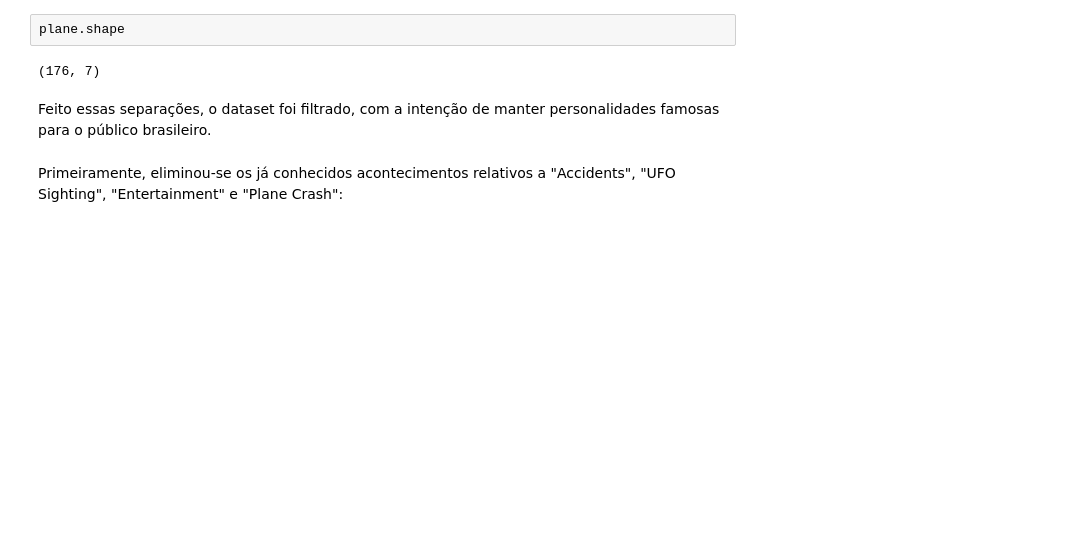
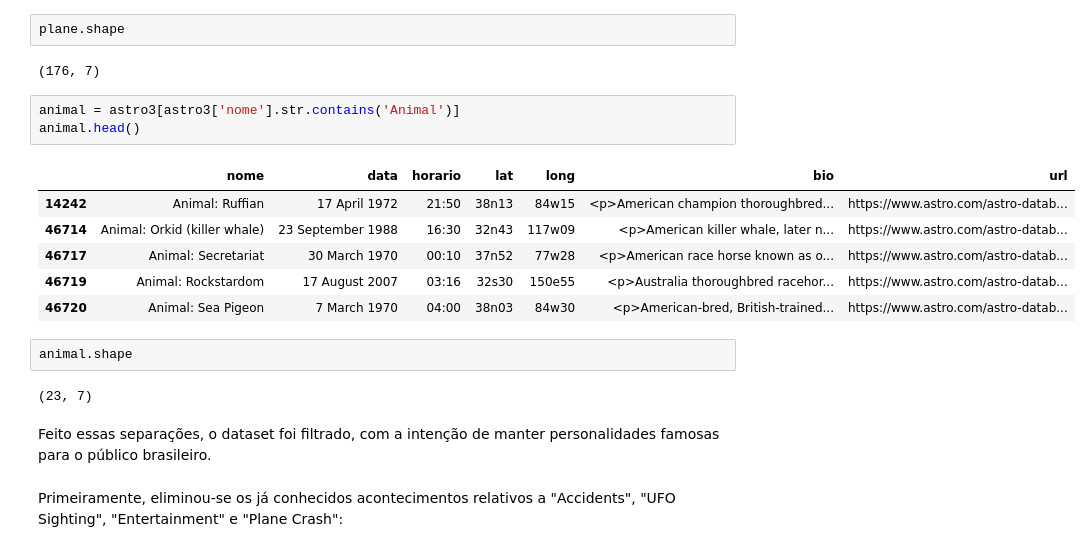
Before and after one commit to pablosivila/bootcamp_ironhack, a Jupyter notebook: projeto final/Projeto_final.ipynb, the cells around one changed output. Saved outputs shown, nothing was run; the diff lists cells and outputs as text; blank space fills up the shorter version.

```diff
--- a/projeto final/Projeto_final.ipynb
+++ b/projeto final/Projeto_final.ipynb
@@ -302,6 +304,20 @@ plane.head()
 plane.shape
 # %% [output]
 (176, 7)
+# %%
+animal = astro3[astro3['nome'].str.contains('Animal')]
+animal.head()
+# %% [output]
+|  | nome | data | horario | lat | long | bio | url |
+| 14242 | Animal: Ruffian | 17 April 1972 | 21:50 | 38n13 | 84w15 | <p>American champion thoroughbred... | https://www.astro.com/astro-datab... |
+| 46714 | Animal: Orkid (killer whale) | 23 September 1988 | 16:30 | 32n43 | 117w09 | <p>American killer whale, later n... | https://www.astro.com/astro-datab... |
+| 46717 | Animal: Secretariat | 30 March 1970 | 00:10 | 37n52 | 77w28 | <p>American race horse known as o... | https://www.astro.com/astro-datab... |
+| 46719 | Animal: Rockstardom | 17 August 2007 | 03:16 | 32s30 | 150e55 | <p>Australia thoroughbred racehor... | https://www.astro.com/astro-datab... |
+| 46720 | Animal: Sea Pigeon | 7 March 1970 | 04:00 | 38n03 | 84w30 | <p>American-bred, British-trained... | https://www.astro.com/astro-datab... |
+# %%
+animal.shape
+# %% [output]
+(23, 7)
 # %% [markdown]
 Feito essas separações, o dataset foi filtrado, com a intenção de manter personalidades famosas para o público brasileiro.
 # %% [markdown]
```
Also changed, not shown: parts of 50 cells of this notebook.
